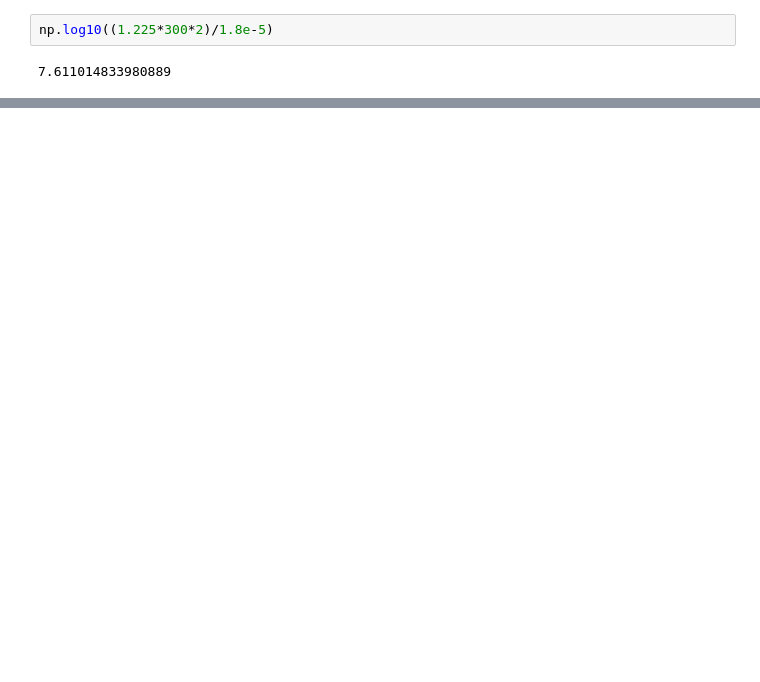
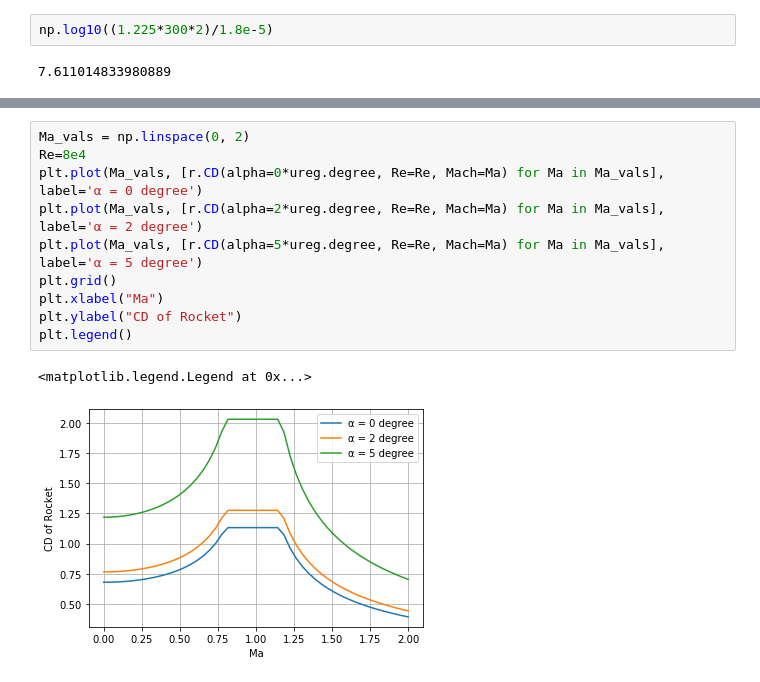
Before and after one commit to dev10110/rocketPy_development, a Jupyter notebook: rocketPy/rocket_generate.ipynb, the cells around one changed output, grey strips where cells are left out. Drawn from its saved outputs; the diff is of its cells as text; blank space fills up the shorter version.

```diff
--- a/rocketPy/rocket_generate.ipynb
+++ b/rocketPy/rocket_generate.ipynb
@@ -799,0 +911,13 @@ AttributeError: 'numpy.float64' object has no attribute 'to'
+# %%
+Ma_vals = np.linspace(0, 2)
+Re=8e4
+plt.plot(Ma_vals, [r.CD(alpha=0*ureg.degree, Re=Re, Mach=Ma) for Ma in Ma_vals], label='α = 0 degree')
+plt.plot(Ma_vals, [r.CD(alpha=2*ureg.degree, Re=Re, Mach=Ma) for Ma in Ma_vals], label='α = 2 degree')
+plt.plot(Ma_vals, [r.CD(alpha=5*ureg.degree, Re=Re, Mach=Ma) for Ma in Ma_vals], label='α = 5 degree')
+plt.grid()
+plt.xlabel("Ma")
+plt.ylabel("CD of Rocket")
+plt.legend()
+# %% [output]
+<matplotlib.legend.Legend at 0x...>
+[figure, added]
```
Also changed, not shown: parts of 24 cells of this notebook, 1 other file.
